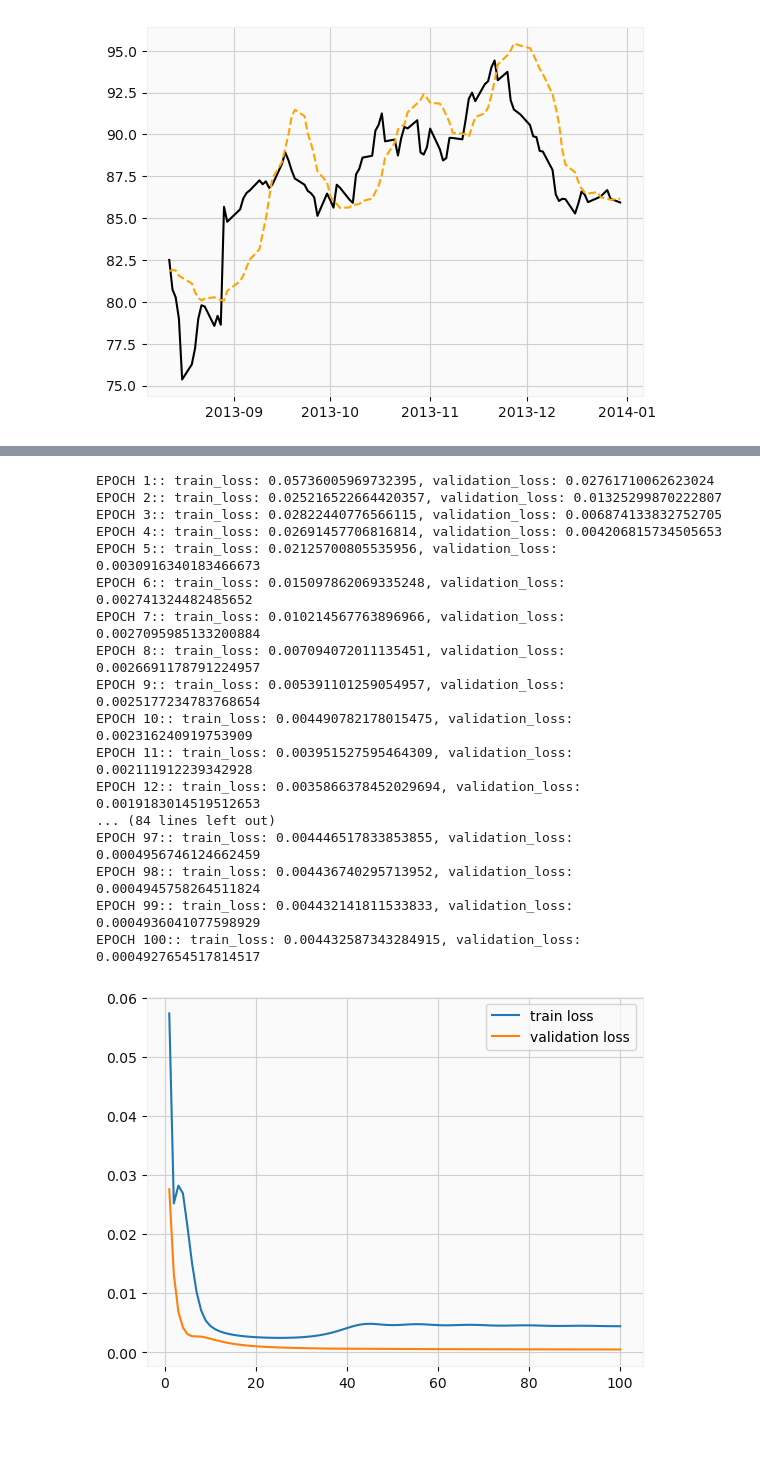
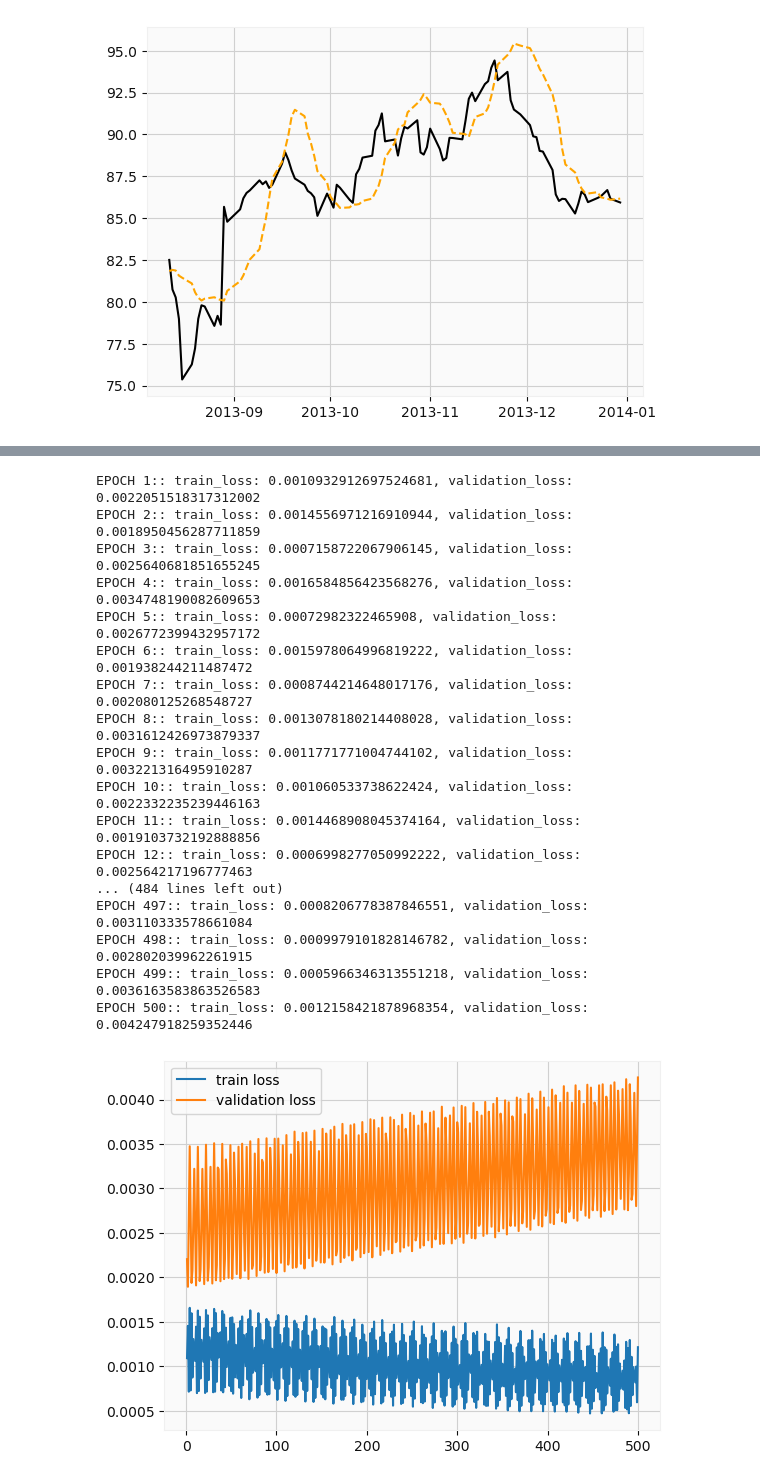
Before and after one commit to tadeohepperle/financial_technology_project2_stock_price_prediction, a Jupyter notebook: hw2_A11922105.ipynb, the cells around one changed output, grey strips where cells are left out. Saved outputs shown, nothing was run; the diff lists cells and outputs as text; code cells hidden in the pictures; blank space fills up the shorter version.

```diff
--- a/hw2_A11922105.ipynb
+++ b/hw2_A11922105.ipynb
@@ -121,8 +131,9 @@ stochastic_plot  =  mpf.make_addplot((stochastic[['%K', '%D']]), ylim=[0, 100],
 
 
 fig, ax = mpf.plot(
-    df,returnfig=True, type='candle', mav=(10,30), figsize=(20,20), tight_layout=True, style='yahoo',volume=True, addplot=[stochastic_plot]
+    df,returnfig=True, type='candle', mav=(10,30), figsize=(20,25), tight_layout=True, style='yahoo',volume=True, addplot=[stochastic_plot]
 )
+fig.legend()
 fig.savefig("images/candles_KD_volume.png")
 # %% [output]
  =================================================================
@@ -678,52 +770,59 @@ Test Error
 # %%
 
-class RegressionLearnedMAOfClose(nn.Module):
+class FullyConnected2HiddenLayers(nn.Module):
     # size_hidden is also size of cell
-    def __init__(self, time_steps):
-        super(RegressionLearnedMAOfClose, self).__init__()
+    def __init__(self, time_steps, features, hidden_size):
+        super(FullyConnected2HiddenLayers, self).__init__()
         self.time_steps = time_steps
-        self.ma_mapping = nn.Linear(time_steps, 1)
+        self.features = features
+        self.hidden_size = hidden_size
+        self.i_to_h = nn.Linear(time_steps*features, hidden_size)
+        self.h_to_h2 = nn.Linear(hidden_size, hidden_size)
+        self.h2_to_o = nn.Linear(hidden_size, 1)
         self.init_weights()
 
     def init_weights(self):
         stdv = 1.0 / math.sqrt(self.time_steps)
         for weight in self.parameters():
-            weight.data.uniform_(-stdv, stdv)
+            weight.data.uniform_(0,stdv)
 
     def forward(self, batch):
         time_steps = batch.shape[0]
         assert time_steps == self.time_steps
+        features = batch.shape[2]
+        assert features == self.features
 
-        # time_steps x batches
-        just_close = batch[:,:,3]
-
-        # batches x time_steps
-        just_close =  torch.permute(just_close,(1, 0))
-
-        output = self.ma_mapping(just_close)
+        batch = torch.permute(batch,(1,0,2))
+        # print(batch.shape)
+        flattened_batch = torch.flatten(batch, start_dim=1, end_dim=2) # should give batchsize x (time_steps*features)
+        # print(flattened_batch.shape)
+        h1 = torch.relu(self.i_to_h(flattened_batch))
+        h2 = torch.relu(self.h_to_h2(h1))
+        output = self.h2_to_o(h2)
         return output
 # %%
-model = RegressionLearnedMAOfClose(time_steps=30)
-trainsettings = TrainSettings(BATCH_SIZE=16, EPOCHS=100, LR=0.01, TIME_STEPS=30)
-network_trainer = NetworkTrainer(model, trainsettings)
+model = FullyConnected2HiddenLayers(time_steps=30, features=17, hidden_size=10)
+trainsettings = TrainSettings(BATCH_SIZE=32, EPOCHS=500, LR=0.0001, TIME_STEPS=30)
+# network_trainer = NetworkTrainer(model, trainsettings)
+network_trainer.train_settings = trainsettings
 network_trainer.train(df_train, df_validation, df_test)
-network_gru = network_trainer.network
+network_fully_connected = network_trainer.network
 # %% [output]
-EPOCH 1:: train_loss: 0.05736005969732395, validation_loss: 0.02761710062623024
-EPOCH 2:: train_loss: 0.025216522664420357, validation_loss: 0.01325299870222807
-EPOCH 3:: train_loss: 0.02822440776566115, validation_loss: 0.006874133832752705
-EPOCH 4:: train_loss: 0.02691457706816814, validation_loss: 0.004206815734505653
-EPOCH 5:: train_loss: 0.02125700805535956, validation_loss: 0.0030916340183466673
-EPOCH 6:: train_loss: 0.015097862069335248, validation_loss: 0.002741324482485652
-EPOCH 7:: train_loss: 0.010214567763896966, validation_loss: 0.0027095985133200884
-EPOCH 8:: train_loss: 0.007094072011135451, validation_loss: 0.0026691178791224957
-EPOCH 9:: train_loss: 0.005391101259054957, validation_loss: 0.0025177234783768654
-EPOCH 10:: train_loss: 0.004490782178015475, validation_loss: 0.002316240919753909
-EPOCH 11:: train_loss: 0.003951527595464309, validation_loss: 0.002111912239342928
-EPOCH 12:: train_loss: 0.0035866378452029694, validation_loss: 0.0019183014519512653
-... (84 lines left out)
-EPOCH 97:: train_loss: 0.004446517833853855, validation_loss: 0.0004956746124662459
-EPOCH 98:: train_loss: 0.004436740295713952, validation_loss: 0.0004945758264511824
-EPOCH 99:: train_loss: 0.004432141811533833, validation_loss: 0.0004936041077598929
-EPOCH 100:: train_loss: 0.004432587343284915, validation_loss: 0.0004927654517814517
+EPOCH 1:: train_loss: 0.0010932912697524681, validation_loss: 0.0022051518317312002
+EPOCH 2:: train_loss: 0.0014556971216910944, validation_loss: 0.0018950456287711859
+EPOCH 3:: train_loss: 0.0007158722067906145, validation_loss: 0.0025640681851655245
+EPOCH 4:: train_loss: 0.0016584856423568276, validation_loss: 0.0034748190082609653
+EPOCH 5:: train_loss: 0.00072982322465908, validation_loss: 0.0026772399432957172
+EPOCH 6:: train_loss: 0.0015978064996819222, validation_loss: 0.001938244211487472
+EPOCH 7:: train_loss: 0.0008744214648017176, validation_loss: 0.002080125268548727
+EPOCH 8:: train_loss: 0.0013078180214408028, validation_loss: 0.0031612426973879337
+EPOCH 9:: train_loss: 0.0011771771004744102, validation_loss: 0.003221316495910287
+EPOCH 10:: train_loss: 0.001060533738622424, validation_loss: 0.0022332235239446163
+EPOCH 11:: train_loss: 0.0014468908045374164, validation_loss: 0.0019103732192888856
+EPOCH 12:: train_loss: 0.0006998277050992222, validation_loss: 0.002564217196777463
+... (484 lines left out)
+EPOCH 497:: train_loss: 0.0008206778387846551, validation_loss: 0.003110333578661084
+EPOCH 498:: train_loss: 0.0009979101828146782, validation_loss: 0.002802039962261915
+EPOCH 499:: train_loss: 0.0005966346313551218, validation_loss: 0.0036163583863526583
+EPOCH 500:: train_loss: 0.0012158421878968354, validation_loss: 0.004247918259352446
-[figure, old version]
+[figure, new version]
```
Also changed, not shown: parts of 30 cells of this notebook, 13 other files.
